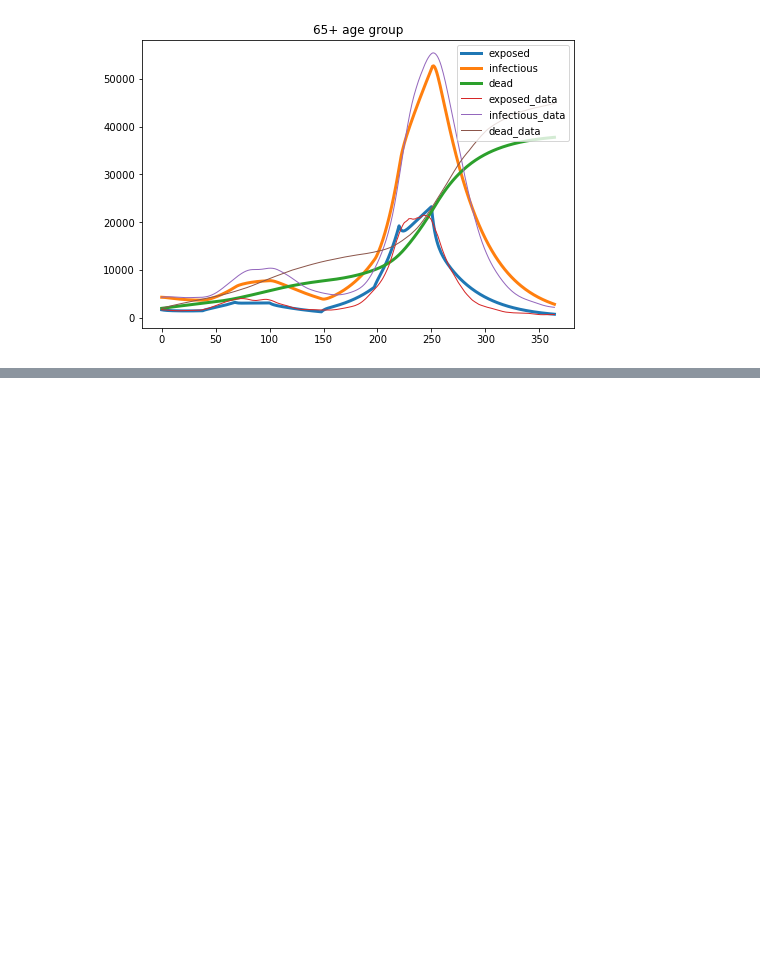
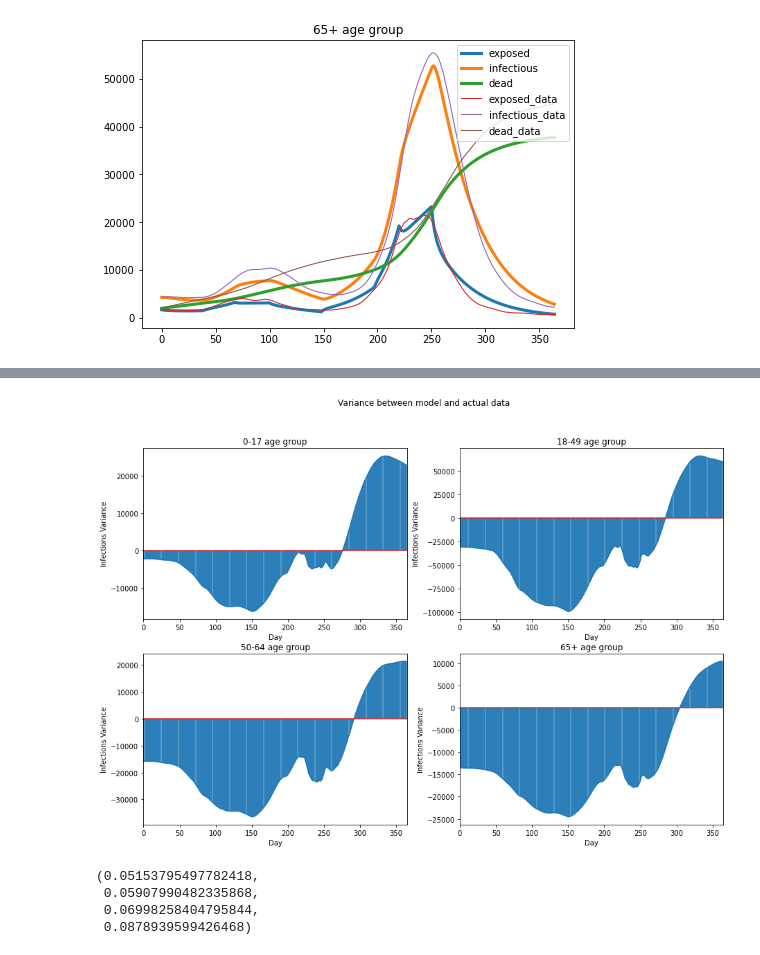
Before and after one commit to sj-ucsd/ECE227_SEIR, a Jupyter notebook: Merged-Copy2.ipynb, the cells around one changed output, grey strips where cells are left out. Cells and saved outputs as stored; diff of their text form; code cells hidden in the pictures; blank space fills up the shorter version.

```diff
--- a/Merged-Copy2.ipynb
+++ b/Merged-Copy2.ipynb
@@ -542,0 +550,36 @@ plt.savefig('CA_result_method2', dpi = 500, pad_inches = 0.1, bbox_inches='tight
+# %%
+sq1 = CI[:,0]-Inf[ages[0]]
+sq2 = CI[:,1]-Inf[ages[1]]
+sq3 = CI[:,2]-Inf[ages[2]]
+sq4 = CI[:,3]-Inf[ages[3]]
+# %%
+fig,ax = plt.subplots(2, 2, figsize = (15, 10))
+ax[0,0].stem(sq1,markerfmt='C0-')
+ax[0,0].set_title("0-17 age group")
+ax[0,0].set_xlabel('Day')
+ax[0,0].set_ylabel('Infections Variance')
+ax[0,0].set_xlim(xmin=0,xmax=len(sq1))
+
+ax[0,1].stem(sq2,markerfmt='C0-')
+ax[0,1].set_title("18-49 age group")
+ax[0,1].set_xlabel('Day')
+ax[0,1].set_ylabel('Infections Variance')
+ax[0,1].set_xlim(xmin=0,xmax=len(sq1))
+
+ax[1,0].stem(sq3,markerfmt='C0-')
+ax[1,0].set_title("50-64 age group")
+ax[1,0].set_xlabel('Day')
+ax[1,0].set_ylabel('Infections Variance')
+ax[1,0].set_xlim(xmin=0,xmax=len(sq1))
+
+ax[1,1].stem(sq4,markerfmt='C0-')
+ax[1,1].set_title("65+ age group")
+ax[1,1].set_xlabel('Day')
+ax[1,1].set_ylabel('Infections Variance')
+ax[1,1].set_xlim(xmin=0,xmax=len(sq1))
+
+fig.suptitle('Variance between model and actual data')
+
+plt.savefig('CA_method2_variance', dpi = 500, pad_inches = 0.1, bbox_inches='tight')
+# %% [output]
+[figure, added]
@@ -542,0 +591,7 @@ plt.savefig('CA_result_method2', dpi = 500, pad_inches = 0.1, bbox_inches='tight
+# %%
+sq1.mean(), sq2.mean(), sq3.mean(), sq4.mean()
+# %% [output]
+(0.05153795497782418,
+ 0.05907990482335868,
+ 0.06998258404795844,
+ 0.0878939599426468)
```
Also changed, not shown: parts of 12 cells of this notebook, 9 other files.
